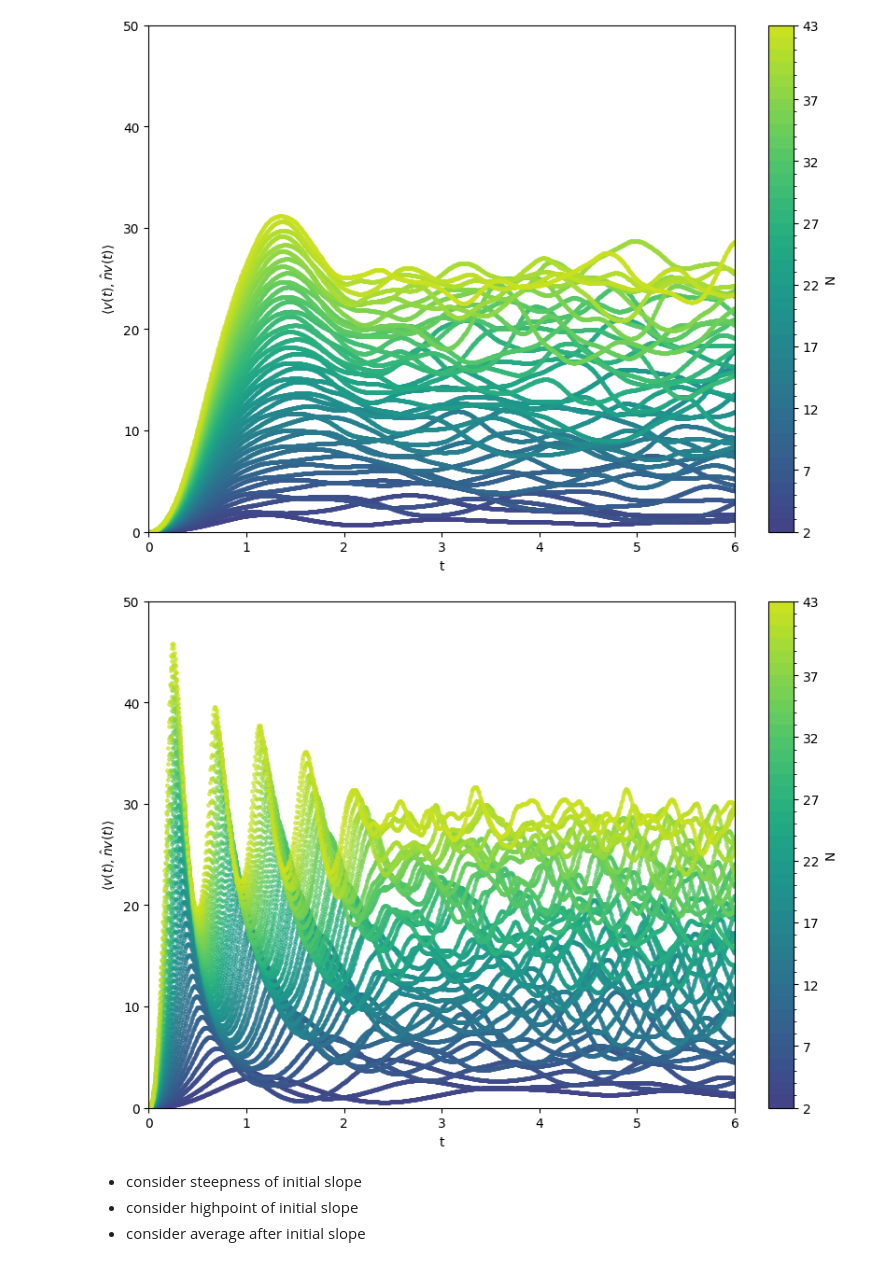
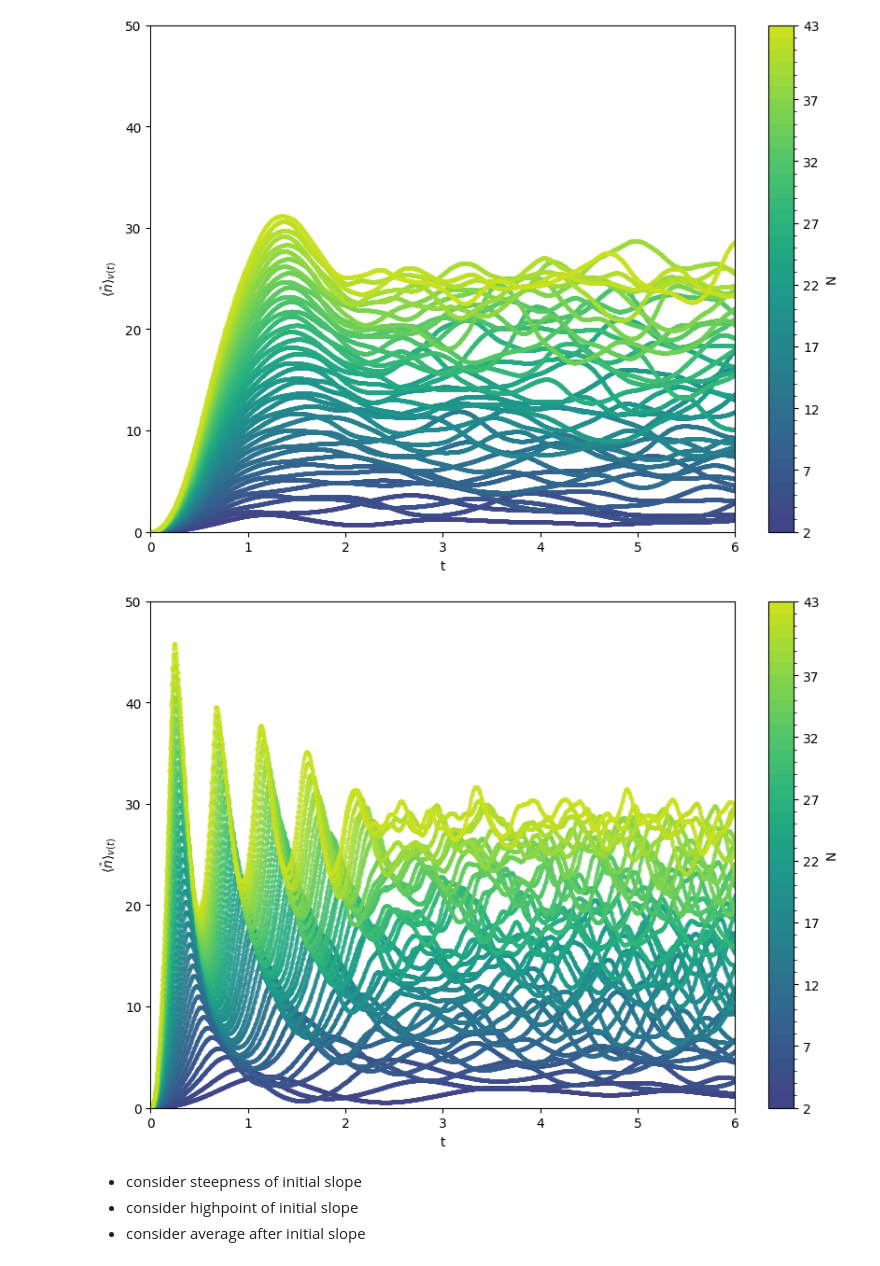
Before and after one commit to LeonhardRichter/CP2_hamiltonian_diagonalization, a Jupyter notebook: analysis_of_photon_count.ipynb, the cells around one changed output. Saved outputs shown, nothing was run; the diff lists cells and outputs as text; code cells hidden in the pictures.

Commit message:
add various plots

```diff
--- a/analysis_of_photon_count.ipynb
+++ b/analysis_of_photon_count.ipynb
@@ -137,7 +138,7 @@ def plot_data(
             ax.plot(
                 x,
                 y,
-                "o",
+                "o-",
                 alpha=0.6,
                 # linewidth=1.5,
                 # markeredgewidth=1,
@@ -146,7 +147,8 @@ def plot_data(
                 color=c,
             )
     ax.set_xlabel("t")
-    ax.set_ylabel("$\\langle v(t), \\hat n v(t)\\rangle$")
+    # ax.set_ylabel("$\\langle v(t), \\hat n v(t)\\rangle$")
+    ax.set_ylabel("$\\langle \\hat n\\rangle_{v(t)}$")
 
     if max_y is not None and min_y is not None:
         ax.set_ylim(min_y, max_y)
@@ -189,13 +191,33 @@ for data in [data_excited, data_superradient]:
             slopes = arr_slope(xt, yt)
             res["st"].append(slopes)
 # %%
-fig1 = plot_data(data_excited, max_N=43, x=(0, 6), y=(0, 50))
-fig1s = plot_data(data_superradient, max_N=43, x=(0, 6), y=(0, 50))
+fig_excited = plot_data(
+    data_excited,
+    max_N=43,
+    x=(0, 6),
+    y=(0, 50),
+)
+fig_superradiant = plot_data(
+    data_superradient,
+    max_N=43,
+    x=(0, 6),
+    y=(0, 50),
+)
+fig_excited.savefig("figures/fig_excited.pdf", pad_inches=0, format="pdf")
+fig_excited.savefig("figures/fig_excited.svg", pad_inches=0, format="svg")
+
+fig_superradiant.savefig(
+    "figures/fig_superradiant.pdf", pad_inches=0, format="pdf"
+)
+fig_superradiant.savefig(
+    "figures/fig_superradiant.svg", pad_inches=0, format="svg"
+)
+
 # fig2 = plot_data(data_excited, max_N=43, x=(0, 3))
 # fig3 = plot_data(data_excited, max_N=43, x=(0, 2))
 # %% [output]
-[figure, old version]
+[figure, new version]
-[figure, old version]
+[figure, new version]
 # %% [markdown]
 - consider steepness of initial slope
 - consider highpoint of initial slope
```
Also changed, not shown: parts of 14 cells of this notebook.
